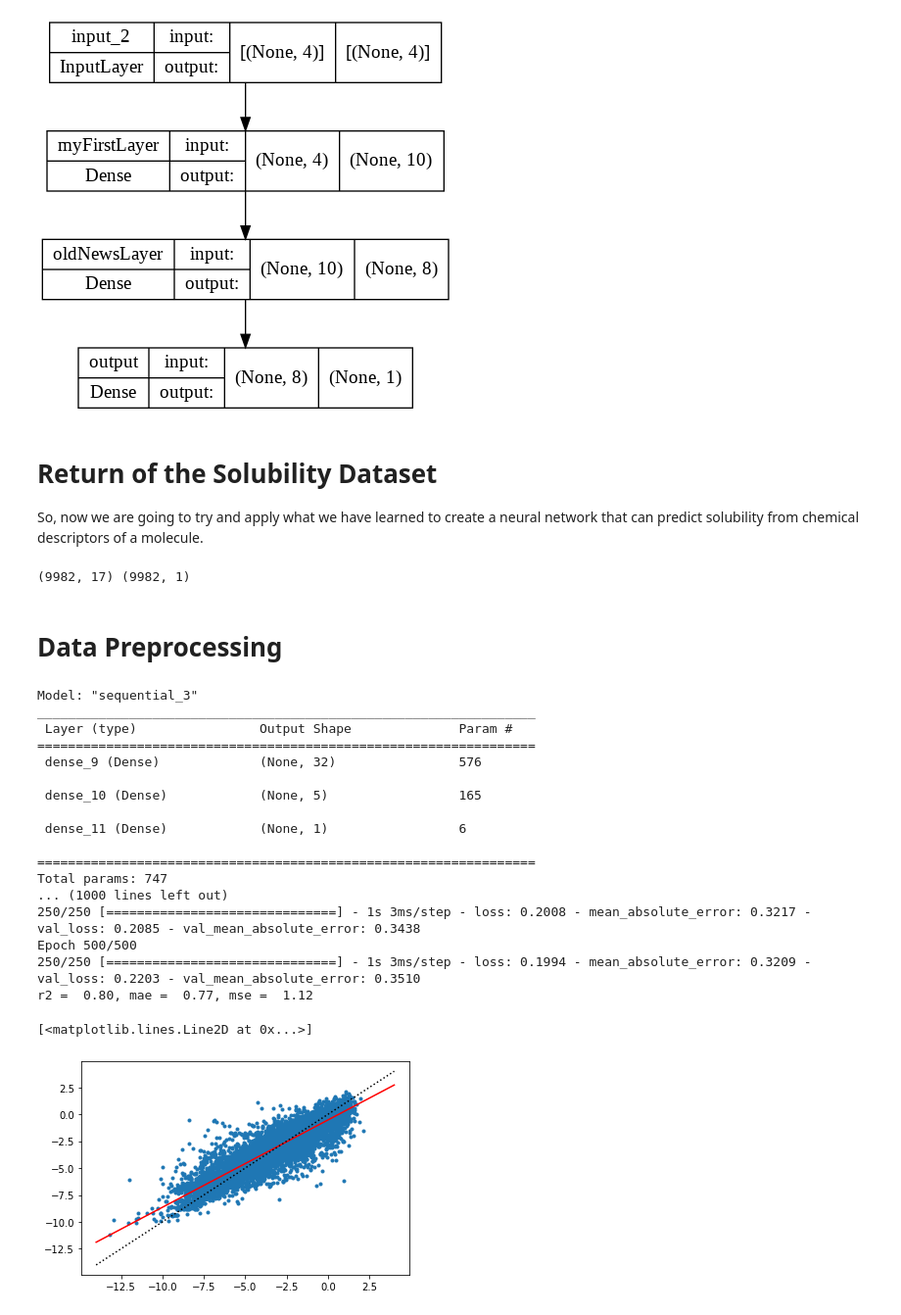
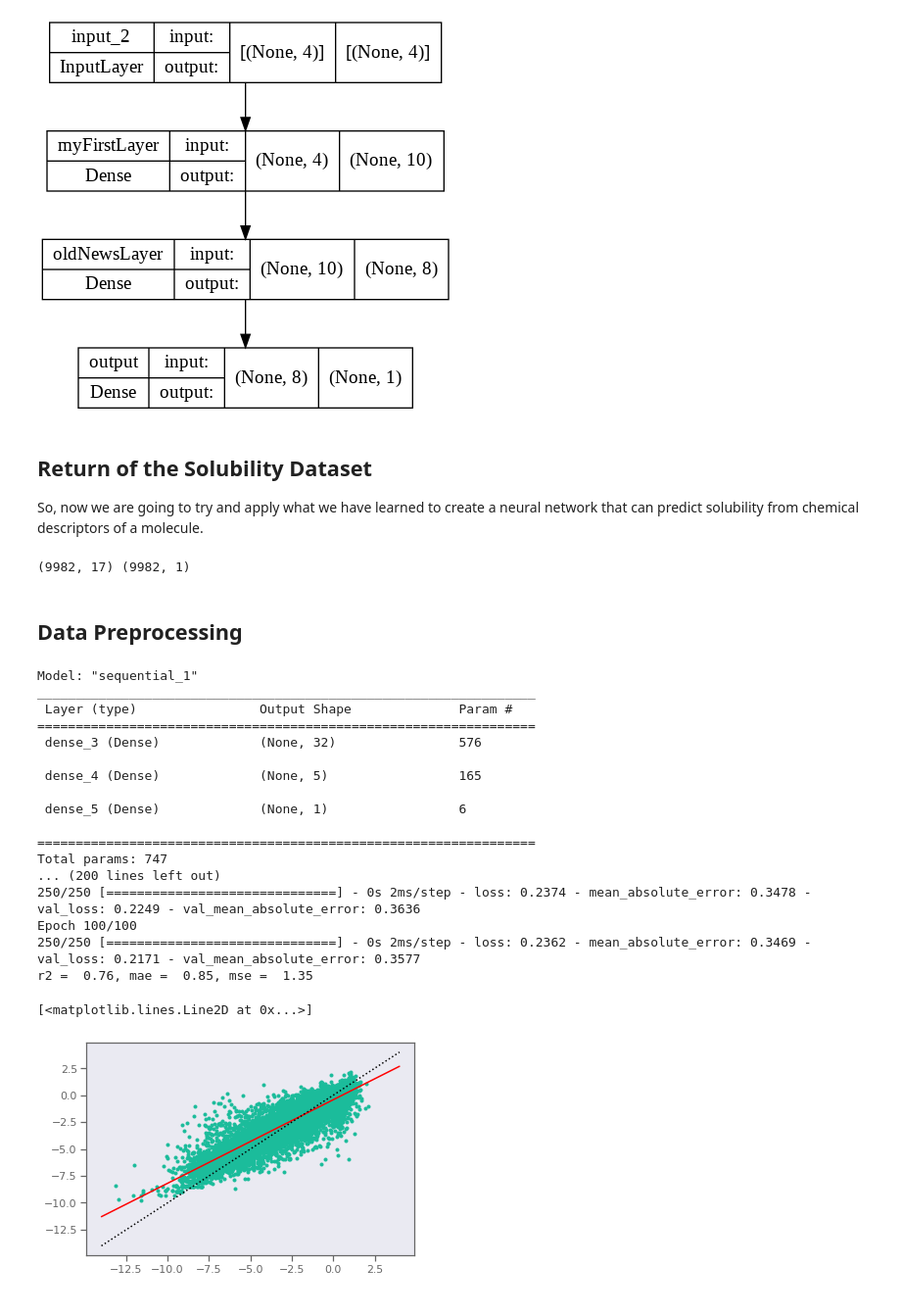
Before and after one commit to webbtheosim/ml-workshop-acsmarm2022, a Jupyter notebook: site/source/20220601-intro/notebook.ipynb, the cells around one changed output. Shown at 98% size. Drawn from its saved outputs; the diff is of its cells as text; code cells hidden in the pictures.

```diff
--- a/site/source/20220601-intro/notebook.ipynb
+++ b/site/source/20220601-intro/notebook.ipynb
@@ -668,7 +696,7 @@ Non-trainable params: 0
 _________________________________________________________________
 [figure]
 # %% [markdown]
-# Return of the Solubility Dataset
+## Return of the Solubility Dataset
 So, now we are going to try and apply what we have learned to create a neural network that can predict solubility from chemical descriptors of a molecule.
 # %%
 # Load and extract the data from dmol-book
@@ -687,7 +715,7 @@ print(X.shape,y.shape)
 # %% [output]
 (9982, 17) (9982, 1)
 # %% [markdown]
-# Data Preprocessing
+## Data Preprocessing
 # %%
 inScaler = StandardScaler() # scaler for features
 outScaler= StandardScaler() # scaler for labels
@@ -705,44 +733,45 @@ model.add(hidden2)
 model.add(out)
 model.build((None,Xsc.shape[1])) # this last line specifies the input shape; there are lots of ways to do this
 model.summary()
 keras.utils.plot_model(model,"model.png",show_shapes=True)
 
 # now we compile the model and train it
 model.compile(optimizer="SGD",loss="mean_squared_error",metrics=["mean_absolute_error"])
-hist = model.fit(x=Xsc,y=ysc,epochs=500,validation_split=0.2)
+hist = model.fit(x=Xsc,y=ysc,epochs=100,validation_split=0.2)
 
 ypredsc = model.predict(Xsc)
 ypred   = outScaler.inverse_transform(ypredsc)
 plt.plot(y,ypred,".")
 linearFit = LinearRegression().fit(y,ypred)
 r2 = sklm.r2_score(y,ypred)
 mae= sklm.mean_absolute_error(y,ypred)
 mse=sklm.mean_squared_error(y,ypred)
 print("r2 = {:>5.2f}, mae = {:>5.2f}, mse = {:>5.2f}".format(r2,mae,mse))
 xline = np.array([[-14],[4]])
 yline = linearFit.predict(xline)
 plt.plot(xline,yline,'-r')
 plt.plot(xline,xline,':k')
+plt.show()
 # %% [output]
-Model: "sequential_3"
+Model: "sequential_1"
 _________________________________________________________________
  Layer (type)                Output Shape              Param #
 =================================================================
- dense_9 (Dense)             (None, 32)                576
+ dense_3 (Dense)             (None, 32)                576
 
- dense_10 (Dense)            (None, 5)                 165
+ dense_4 (Dense)             (None, 5)                 165
 
- dense_11 (Dense)            (None, 1)                 6
+ dense_5 (Dense)             (None, 1)                 6
 
 =================================================================
 Total params: 747
-... (1000 lines left out)
-250/250 [==============================] - 1s 3ms/step - loss: 0.2008 - mean_absolute_error: 0.3217 - val_loss: 0.2085 - val_mean_absolute_error: 0.3438
-Epoch 500/500
-250/250 [==============================] - 1s 3ms/step - loss: 0.1994 - mean_absolute_error: 0.3209 - val_loss: 0.2203 - val_mean_absolute_error: 0.3510
-r2 =  0.80, mae =  0.77, mse =  1.12
+... (200 lines left out)
+250/250 [==============================] - 0s 2ms/step - loss: 0.2374 - mean_absolute_error: 0.3478 - val_loss: 0.2249 - val_mean_absolute_error: 0.3636
+Epoch 100/100
+250/250 [==============================] - 0s 2ms/step - loss: 0.2362 - mean_absolute_error: 0.3469 - val_loss: 0.2171 - val_mean_absolute_error: 0.3577
+r2 =  0.76, mae =  0.85, mse =  1.35
 [<matplotlib.lines.Line2D at 0x...>]
-[figure, old version]
+[figure, new version]
 # %%
 print(hist.history.keys())
 loss = hist.history['loss']
```
Also changed, not shown: parts of 35 cells of this notebook.
